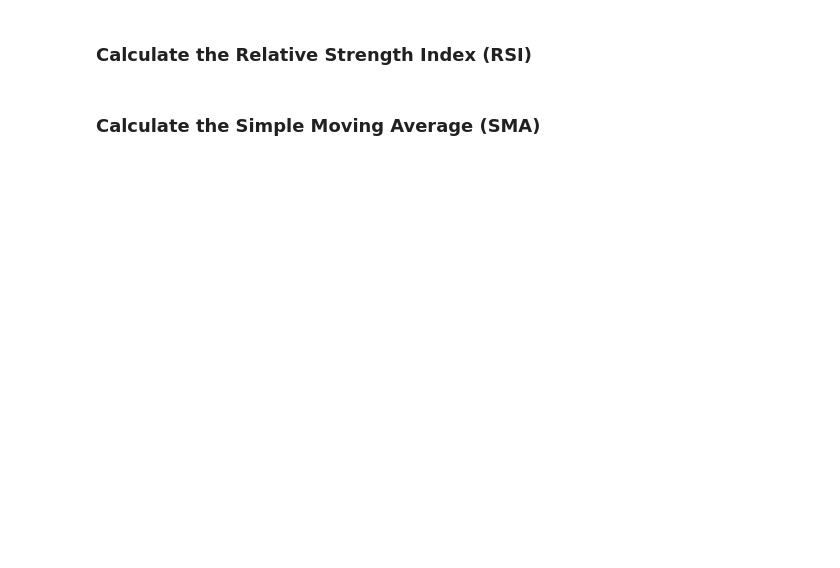
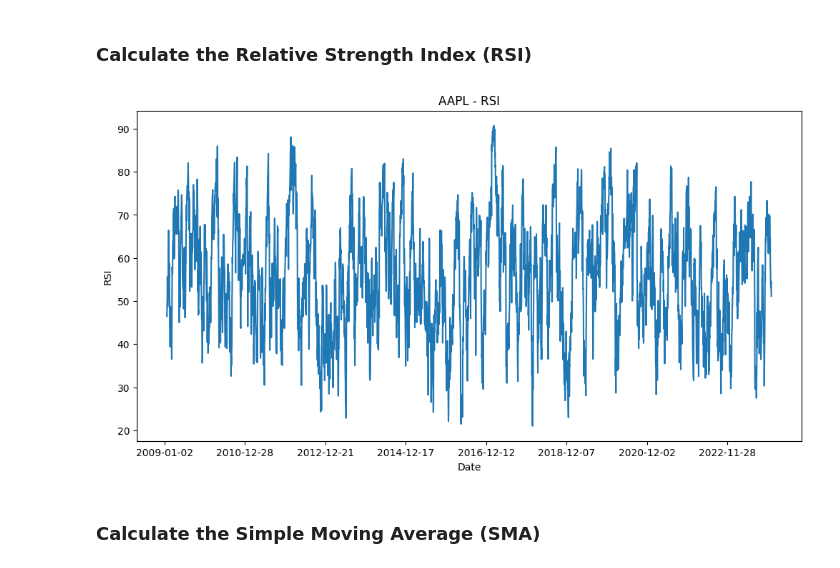
Before and after one commit to dawit-hopes/FinNewsSentimentML, a Jupyter notebook: notebook/aapl.ipynb, the cells around one changed output. Saved outputs shown, nothing was run; the diff lists cells and outputs as text; code cells hidden in the pictures; blank space fills up the shorter version.

```diff
--- a/notebook/aapl.ipynb
+++ b/notebook/aapl.ipynb
@@ -13,6 +29,12 @@ close_prices = df['Close'].values
 # %%
 rsi_14 = talib.RSI(close_prices, timeperiod=14)
 df['RSI'] = rsi_14
+# %%
+df['RSI'].plot(figsize=(12,6), title="AAPL - RSI")
+plt.ylabel("RSI")
+plt.show()
+# %% [output]
+[figure, added]
 # %% [markdown]
 ### Calculate the Simple Moving Average (SMA)
 # %%
```
Also changed, not shown: parts of 11 cells of this notebook.
